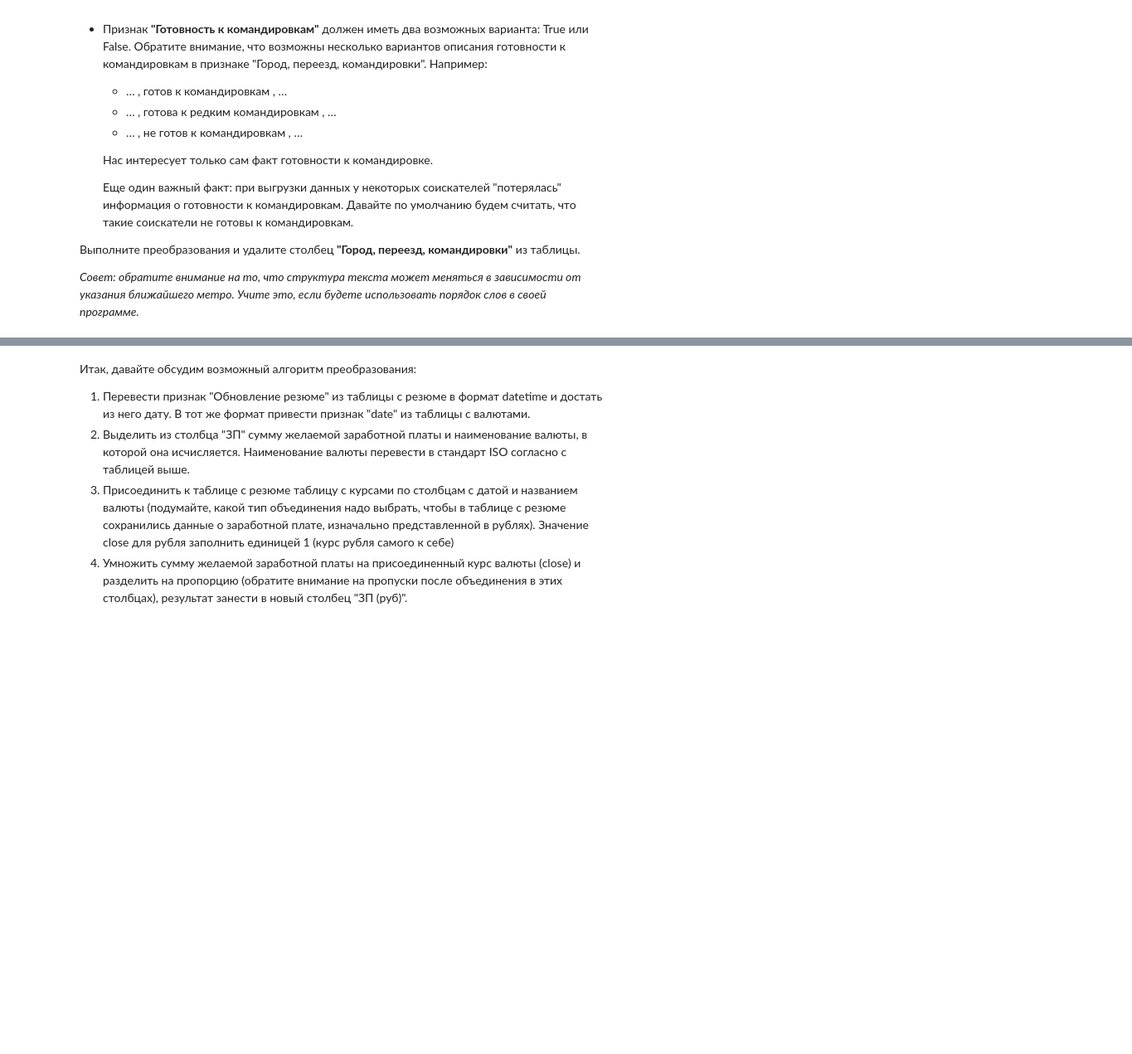
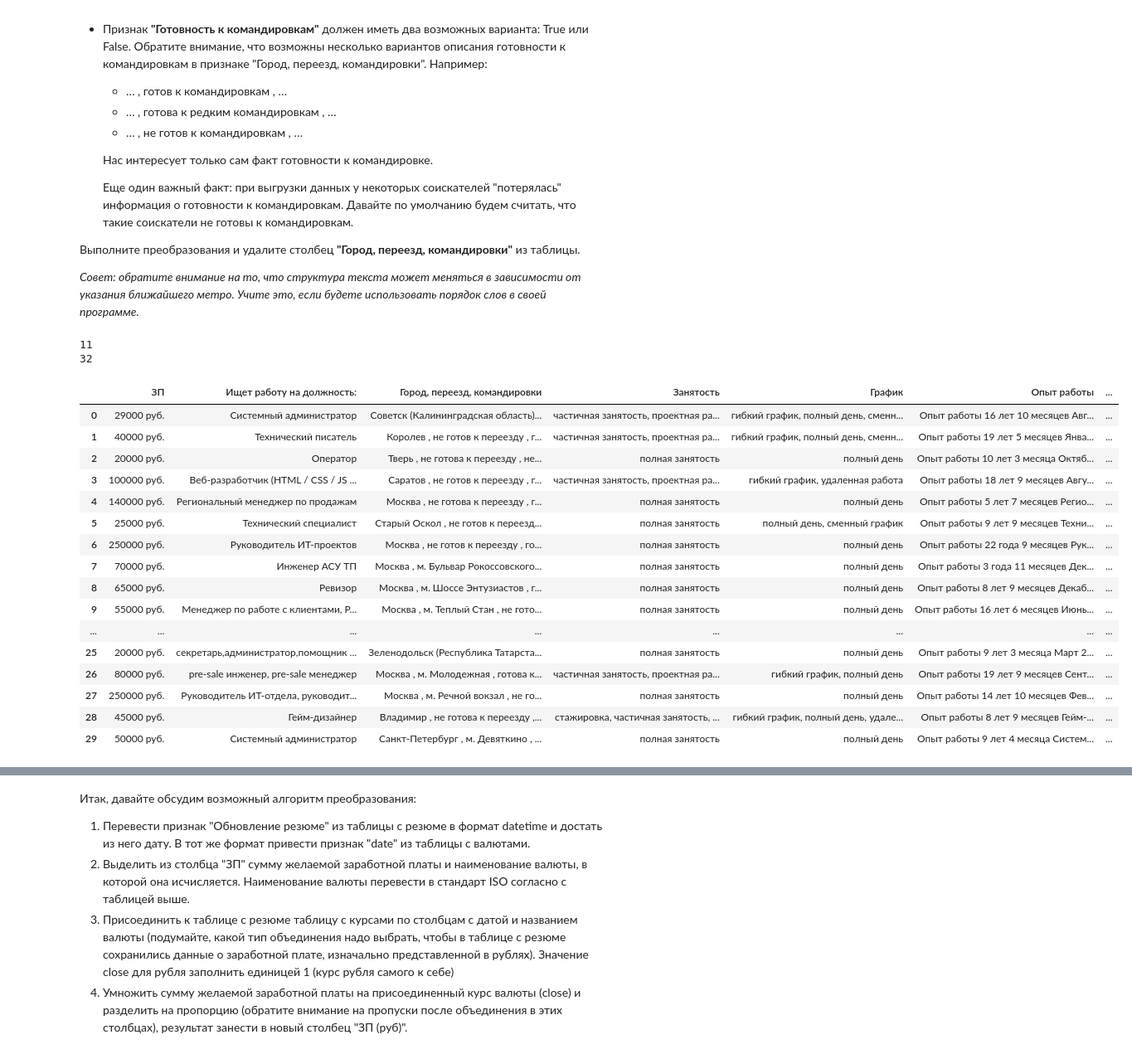
Before and after one commit to AlexandrMenshikov/DataScience_New, a Jupyter notebook: Project_X/Ноутбук-шаблон Project 1.ipynb, the cells around one changed output, grey strips where cells are left out. Shown at 83% size. Cells and saved outputs as stored; diff of their text form; code cells hidden in the pictures; blank space fills up the shorter version.

```diff
--- a/Project_X/Ноутбук-шаблон Project 1.ipynb
+++ b/Project_X/Ноутбук-шаблон Project 1.ipynb
@@ -13,7 +13,8 @@ import plotly.express as px
 # %% [markdown]
 1. Прочитайте данные с помощью библиотеки Pandas. Совет: перед чтением обратите внимание на разделитель внутри файла.
 # %%
-hh_df = pd.read_csv('C:\\Users\\admin3.URTREK\\Downloads\\dst_hh_database.csv', sep=';')#выгружаем данные
+#hh_df = pd.read_csv('C:\\Users\\admin3.URTREK\\Downloads\\dst_hh_database.csv', sep=';')#выгружаем данные
+hh_df = pd.read_csv('C:\\Users\\admin2\\Downloads\\dst_hh_database.csv', sep=';')#выгружаем данные
 # %% [markdown]
 2. Выведите несколько первых (последних) строк таблицы, чтобы убедиться в том, что ваши данные не повреждены. Ознакомьтесь с признаками и их структурой.
 # %%
@@ -239,7 +224,67 @@ Name: Опыт работы, Length: 44744, dtype: object>
 
 *Совет: обратите внимание на то, что структура текста может меняться в зависимости от указания ближайшего метро. Учите это, если будете использовать порядок слов в своей программе.*
 # %%
-#ваш код здесь
+def get_town(arg):
+    million_cities = ['Новосибирск', 'Екатеринбург', 'Нижний Новгород', 'Казань', 'Челябинск', 'Омск', 'Самара', 'Ростов-на-Дону', 'Уфа', 'Красноярск', 'Пермь', 'Воронеж', 'Волгоград' ]
+    arg = arg.split(' , ')[0]
+    if 'Москва' in arg or 'Санкт-Петербург' in arg:
+        return arg
+    elif arg in million_cities:
+        return 'город миллионник'
+    else:
+        return 'Другие'
+
+hh_data['Город'] = hh_data['Город, переезд, командировки'].apply(get_town)
+# %%
+def get_ready_to_move(arg):
+    if ('не готов к переезду' in arg) or ('не готова к переезду' in arg):
+        return False
+    elif 'хочу' in arg:
+        return True
+    else:
+        return True
+
+def get_ready_for_bisiness_trips(arg):
+    if ('командировка' in arg):
+        if ('не готов к командировкам' in arg) or('не готова к командировкам' in arg):
+            return False
+        else:
+
+            return True
+    else:
+        return False
+
+hh_data['Город'] = hh_data['Город, переезд, командировки'].apply(get_city)
+hh_data['Готовность к переезду'] = hh_data['Город, переезд, командировки'].apply(get_ready_to_move)
+hh_data['Готовность к командировкам'] = hh_data['Город, переезд, командировки'].apply(get_ready_for_bisiness_trips)
+#hh_data = hh_data.drop('Город, переезд, командировки', axis=1)
+print(round(hh_data['Город'].value_counts(normalize=True)['Санкт-Петербург'] * 100))
+print(round(hh_data[
+    hh_data['Готовность к переезду'] & hh_data['Готовность к командировкам']
+].shape[0] / hh_data.shape[0] *100))
+# %% [output]
+11
+32
+# %%
+hh_data.head(30)
+# %% [output]
+|  | ЗП | Ищет работу на должность: | Город, переезд, командировки | Занятость | График | Опыт работы | ... |
+| 0 | 29000 руб. | Системный администратор | Советск (Калининградская область)... | частичная занятость, проектная ра... | гибкий график, полный день, сменн... | Опыт работы 16 лет 10 месяцев Авг... | ... |
+| 1 | 40000 руб. | Технический писатель | Королев , не готов к переезду , г... | частичная занятость, проектная ра... | гибкий график, полный день, сменн... | Опыт работы 19 лет 5 месяцев Янва... | ... |
+| 2 | 20000 руб. | Оператор | Тверь , не готова к переезду , не... | полная занятость | полный день | Опыт работы 10 лет 3 месяца Октяб... | ... |
+| 3 | 100000 руб. | Веб-разработчик (HTML / CSS / JS ... | Саратов , не готов к переезду , г... | частичная занятость, проектная ра... | гибкий график, удаленная работа | Опыт работы 18 лет 9 месяцев Авгу... | ... |
+| 4 | 140000 руб. | Региональный менеджер по продажам | Москва , не готова к переезду , г... | полная занятость | полный день | Опыт работы 5 лет 7 месяцев Регио... | ... |
+| 5 | 25000 руб. | Технический специалист | Старый Оскол , не готов к переезд... | полная занятость | полный день, сменный график | Опыт работы 9 лет 9 месяцев Техни... | ... |
+| 6 | 250000 руб. | Руководитель ИТ-проектов | Москва , не готов к переезду , го... | полная занятость | полный день | Опыт работы 22 года 9 месяцев Рук... | ... |
+| 7 | 70000 руб. | Инженер АСУ ТП | Москва , м. Бульвар Рокоссовского... | полная занятость | полный день | Опыт работы 3 года 11 месяцев Дек... | ... |
+| 8 | 65000 руб. | Ревизор | Москва , м. Шоссе Энтузиастов , г... | полная занятость | полный день | Опыт работы 8 лет 9 месяцев Декаб... | ... |
+| 9 | 55000 руб. | Менеджер по работе с клиентами, P... | Москва , м. Теплый Стан , не гото... | полная занятость | полный день | Опыт работы 16 лет 6 месяцев Июнь... | ... |
+| ... | ... | ... | ... | ... | ... | ... | ... |
+| 25 | 20000 руб. | секретарь,администратор,помощник ... | Зеленодольск (Республика Татарста... | полная занятость | полный день | Опыт работы 9 лет 3 месяца Март 2... | ... |
+| 26 | 80000 руб. | pre-sale инженер, pre-sale менеджер | Москва , м. Молодежная , готова к... | частичная занятость, проектная ра... | гибкий график, полный день | Опыт работы 19 лет 9 месяцев Сент... | ... |
+| 27 | 250000 руб. | Руководитель ИТ-отдела, руководит... | Москва , м. Речной вокзал , не го... | полная занятость | полный день | Опыт работы 14 лет 10 месяцев Фев... | ... |
+| 28 | 45000 руб. | Гейм-дизайнер | Владимир , не готова к переезду ,... | стажировка, частичная занятость, ... | гибкий график, полный день, удале... | Опыт работы 8 лет 9 месяцев Гейм-... | ... |
+| 29 | 50000 руб. | Системный администратор | Санкт-Петербург , м. Девяткино , ... | полная занятость | полный день | Опыт работы 9 лет 4 месяца Систем... | ... |
 # %% [markdown]
 5. Рассмотрим поближе признаки **"Занятость"** и **"График"**. Сейчас признаки представляют собой набор категорий желаемой занятости (полная занятость, частичная занятость, проектная работа, волонтерство, стажировка) и желаемого графика работы (полный день, сменный график, гибкий график, удаленная работа, вахтовый метод).
 На сайте hh.ru соискатель может указывать различные комбинации данных категорий, например:
```
Also changed, not shown: parts of 4 cells of this notebook.
